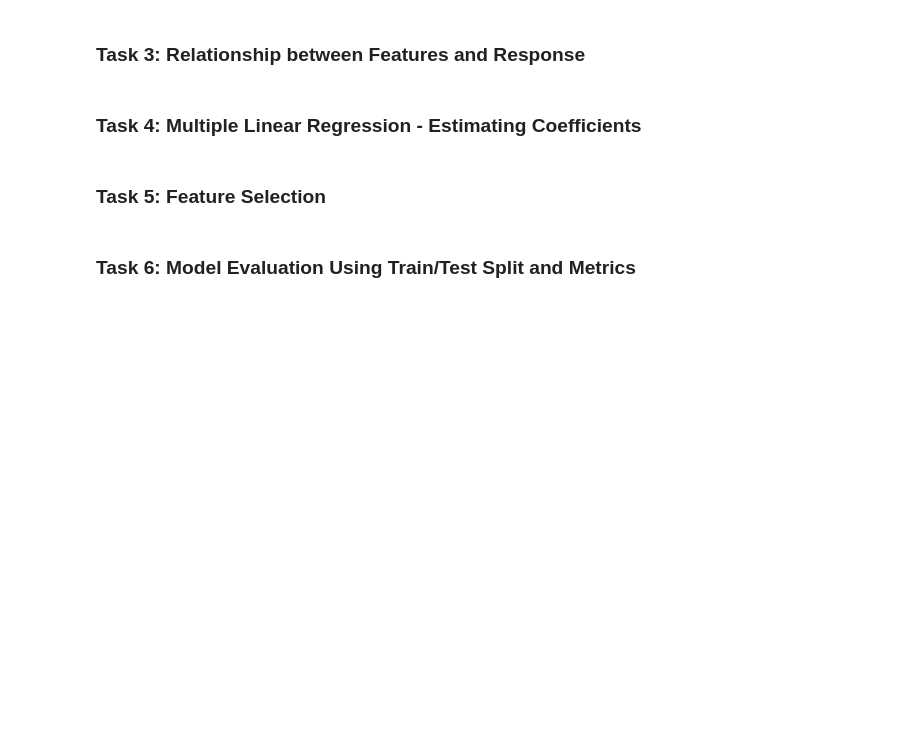
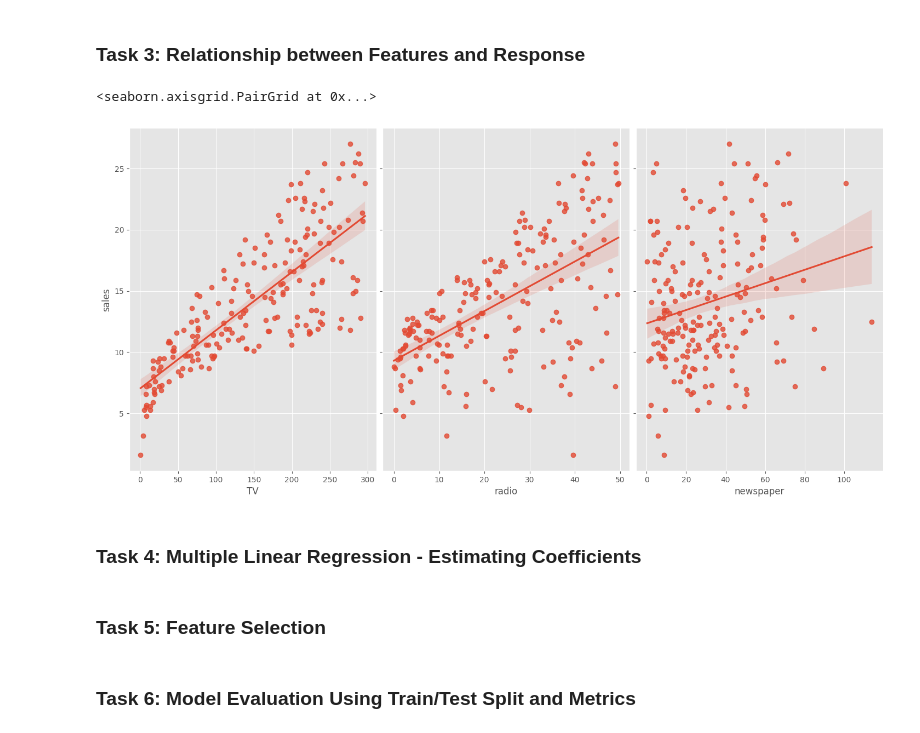
Before and after one commit to Anas-Bahtaoui/Multiple-Linear-Regression-with-scikit-learn, a Jupyter notebook: multiple-linear-regression.ipynb, the cells around one changed output. Cells and saved outputs as stored; diff of their text form; code cells hidden in the pictures; blank space fills up the shorter version.

```diff
--- a/multiple-linear-regression.ipynb
+++ b/multiple-linear-regression.ipynb
@@ -32,3 +32,5 @@ plt.rcParams['figure.figsize'] = (12, 8)
 ### Task 2: Load the Data
 # %% [markdown]
 The adverstiting dataset captures sales revenue generated with respect to advertisement spends across multiple channles like radio, tv and newspaper.
+# %%
+advert = pd.read_csv("Advertising.csv")
@@ -35,5 +60,10 @@ The adverstiting dataset captures sales revenue generated with respect to advert
 # %% [markdown]
 ### Task 3: Relationship between Features and Response
+# %%
+sns.pairplot(advert, x_vars=["TV", "radio", "newspaper"], y_vars="sales", height=7, aspect=0.7, kind="reg")
+# %% [output]
+<seaborn.axisgrid.PairGrid at 0x...>
+[figure, added]
 # %% [markdown]
 ### Task 4: Multiple Linear Regression - Estimating Coefficients
 # %% [markdown]
```
Also changed, not shown: parts of 2 cells of this notebook.
